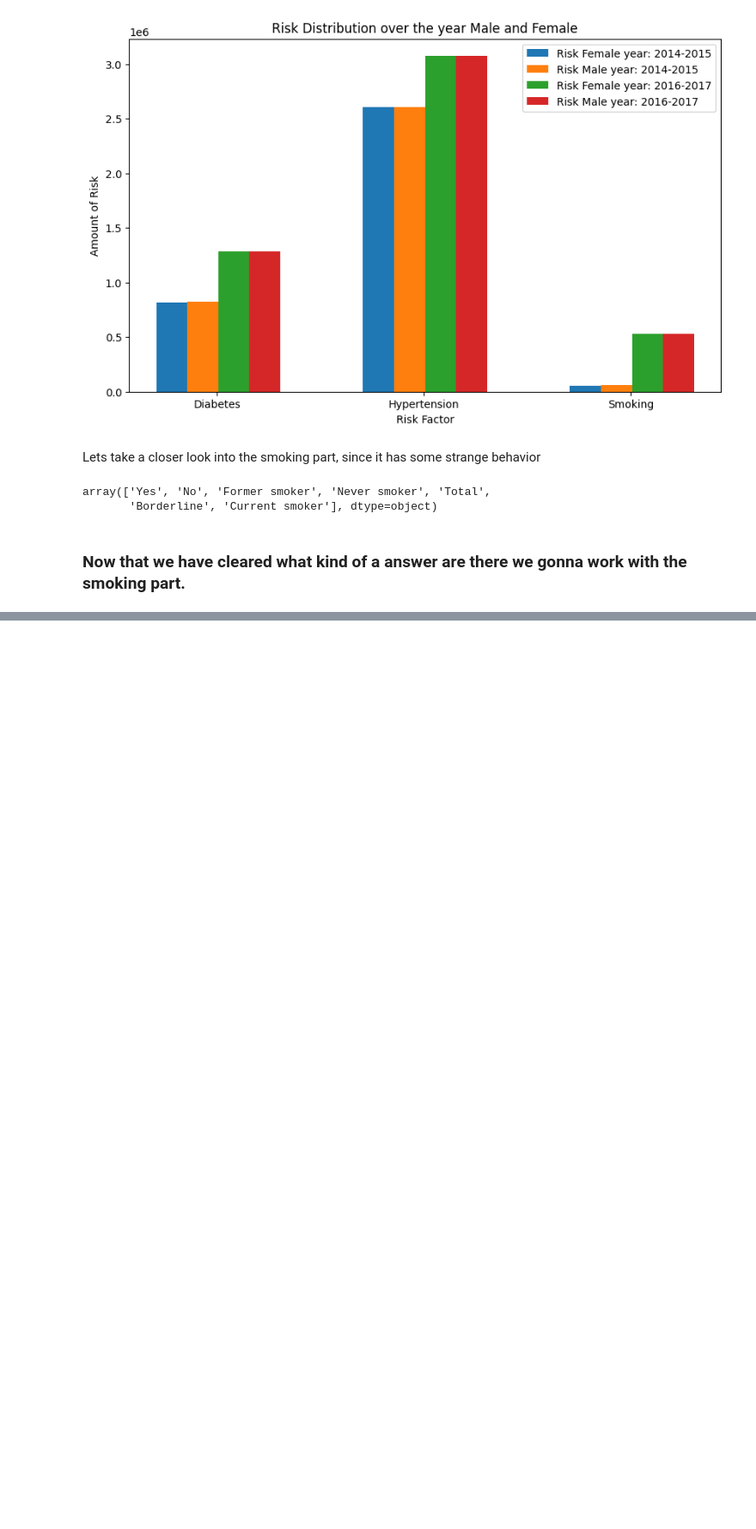
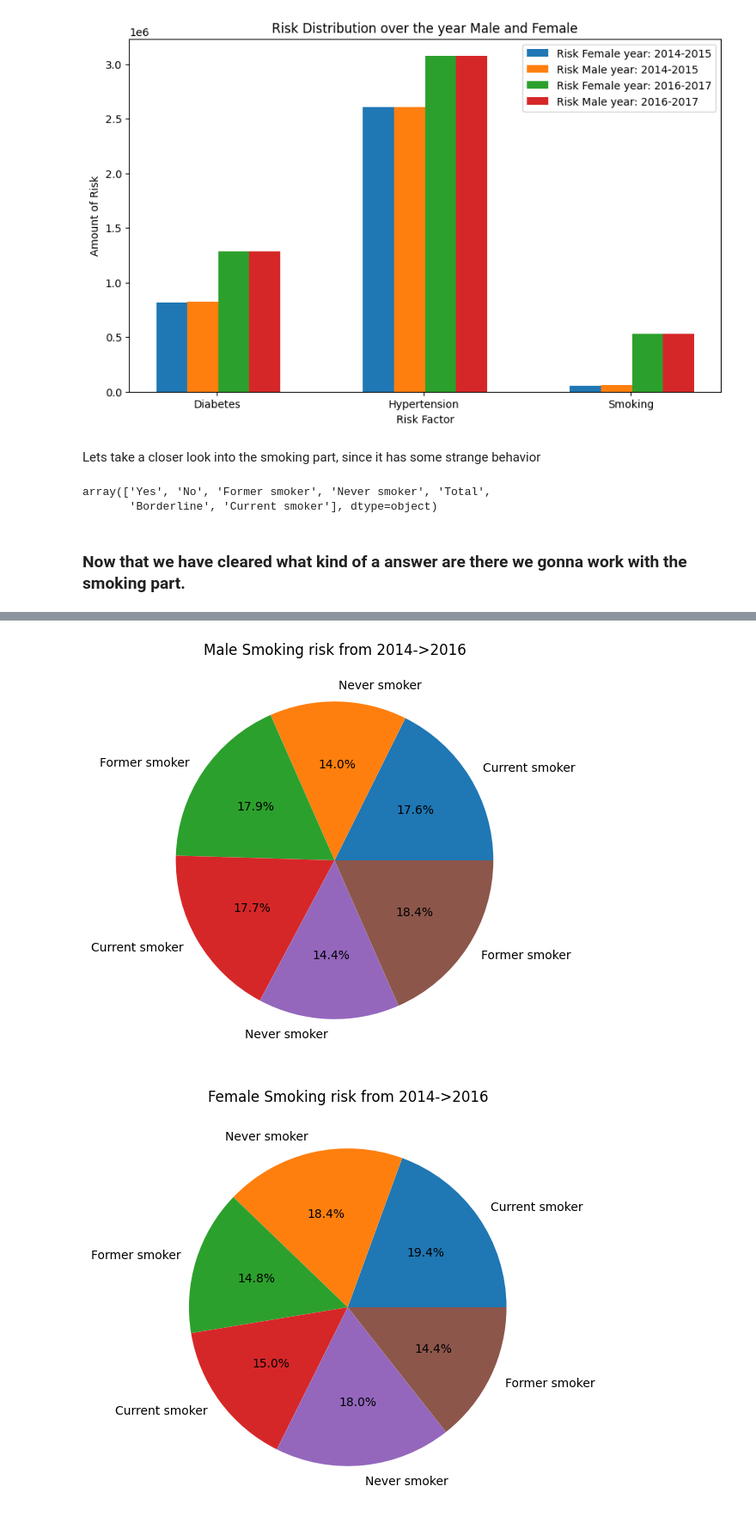
Before and after one commit to AntonioLeoneSolentUni/DataScienceAsseignment, a Jupyter notebook: mainHandin.ipynb, the cells around one changed output, grey strips where cells are left out. Shown: that part at 86% size. Saved outputs shown, nothing was run; the diff lists cells and outputs as text; code cells hidden in the pictures; blank space fills up the shorter version.

Commit message:
added smoking

```diff
--- a/mainHandin.ipynb
+++ b/mainHandin.ipynb
@@ -267,4 +268,68 @@ array(['Yes', 'No', 'Former smoker', 'Never smoker', 'Total',
 # %%
 smokingAnswers = ['Current smoker','Never smoker','Former smoker']
 
-smokerTypeYear = { year: {'gender': gender,  } for year in yearRange for gender in genders}
+smokerTypeMaleYear2014 = { smokingAnswer: df[(df['YearStart'] == 2014) & (df['Gender'] == 'Male') & (df['RiskFactorResponse'] == smokingAnswer)]['Sample_Size'].sum()  for smokingAnswer in smokingAnswers}
+
+smokerTypeFemaleYear2014 = { smokingAnswer: df[(df['YearStart'] == 2014) & (df['Gender'] == 'Female') & (df['RiskFactorResponse'] == smokingAnswer)]['Sample_Size'].sum() for year in yearRange  for smokingAnswer in smokingAnswers}
+
+smokerTypeMaleYear2016 = { smokingAnswer: df[(df['YearStart'] == 2016) & (df['Gender'] == 'Male') & (df['RiskFactorResponse'] == smokingAnswer)]['Sample_Size'].sum() for year in yearRange  for smokingAnswer in smokingAnswers}
+
+smokerTypeFemaleYear2016 = { smokingAnswer: df[(df['YearStart'] == 2016) & (df['Gender'] == 'Female') & (df['RiskFactorResponse'] == smokingAnswer)]['Sample_Size'].sum() for smokingAnswer in smokingAnswers}
+
+allParticipantCurrentSmoker2014 =  df[(df['YearStart'] == 2014) & (df['RiskFactorResponse'] == 'Current smoker')]['Sample_Size'].sum()
+allParticipantNeverSmoker2014 =   df[(df['YearStart'] == 2014) & (df['RiskFactorResponse'] == 'Never smoker')]['Sample_Size'].sum()
+allParticipantFormerSmoker2014 =  df[(df['YearStart'] == 2014) & (df['RiskFactorResponse'] == 'Former smoker')]['Sample_Size'].sum()
+
+allParticipantCurrentSmoker2016 = df[(df['YearStart'] == 2016) & (df['RiskFactorResponse'] == 'Current smoker')]['Sample_Size'].sum()
+allParticipantNeverSmoker2016 =  df[(df['YearStart'] == 2016) & (df['RiskFactorResponse'] == 'Never smoker')]['Sample_Size'].sum()
+allParticipantFormerSmoker2016 = df[(df['YearStart'] == 2016) & (df['RiskFactorResponse'] == 'Former smoker')]['Sample_Size'].sum()
+
+
+
+malePieCurrentSmokerChart2014 = (smokerTypeMaleYear2014.get('Current smoker') / allParticipantCurrentSmoker2014) * 100
+malePieNeverSmokerChart2014 = (smokerTypeMaleYear2014.get('Never smoker') / allParticipantNeverSmoker2014) * 100
+malePieFormerSmokerChart2014 = (smokerTypeMaleYear2014.get('Former smoker') / allParticipantFormerSmoker2014) * 100
+
+
+malePieCurrentSmokerChart2016 = (smokerTypeMaleYear2016.get('Current smoker') / allParticipantCurrentSmoker2016) * 100
+malePieNeverSmokerChart2016 = (smokerTypeMaleYear2016.get('Never smoker') / allParticipantNeverSmoker2016) * 100
+malePieFormerSmokerChart2016 = (smokerTypeMaleYear2016.get('Former smoker') / allParticipantFormerSmoker2016) * 100
+
+malePieValueArray = [
+    malePieCurrentSmokerChart2014,
+    malePieNeverSmokerChart2014,
+    malePieFormerSmokerChart2014,
+    malePieCurrentSmokerChart2016,
+    malePieNeverSmokerChart2016,
+    malePieFormerSmokerChart2016
+]
+
+labelPieArray = ['Current smoker','Never smoker','Former smoker','Current smoker','Never smoker','Former smoker']
+
+
+femalePieCurrentSmokerChart2014 = (smokerTypeFemaleYear2014.get('Former smoker') / allParticipantCurrentSmoker2014) * 100
+femalePieNeverSmokerChart2014 = (smokerTypeFemaleYear2014.get('Never smoker') / allParticipantNeverSmoker2014) * 100
+femalePieFormerSmokerChart2014 = (smokerTypeFemaleYear2014.get('Former smoker') / allParticipantFormerSmoker2014) * 100
+
+femalePieCurrentSmokerChart2016 = (smokerTypeFemaleYear2016.get('Current smoker') / allParticipantCurrentSmoker2016) * 100
+femalePieNeverSmokerChart2016 = (smokerTypeFemaleYear2016.get('Never smoker') / allParticipantNeverSmoker2016) * 100
+femalePieFormerSmokerChart2016 = (smokerTypeFemaleYear2016.get('Former smoker') / allParticipantFormerSmoker2016) * 100
+
+
+femalePieValueArray = [
+    femalePieCurrentSmokerChart2014,
+    femalePieNeverSmokerChart2014,
+    femalePieFormerSmokerChart2014,
+    femalePieCurrentSmokerChart2016,
+    femalePieNeverSmokerChart2016,
+    femalePieFormerSmokerChart2016
+]
+
+fig, malePie  = plt.subplots(figsize=(10, 6))
+fig, femalePie = plt.subplots(figsize=(10, 6))
+malePie.set_title('Male Smoking risk from 2014->2016')
+femalePie.set_title('Female Smoking risk from 2014->2016')
+
+malePie.pie(malePieValueArray,labels=labelPieArray ,autopct='%1.1f%%')
+femalePie.pie(femalePieValueArray, labels=labelPieArray, autopct='%1.1f%%')
+# %% [output]
@@ -270,0 +354,2 @@ smokerTypeYear = { year: {'gender': gender,  } for year in yearRange for gender
+[figure, added]
+[figure, added]
```
Also changed, not shown: parts of 3 cells of this notebook.
